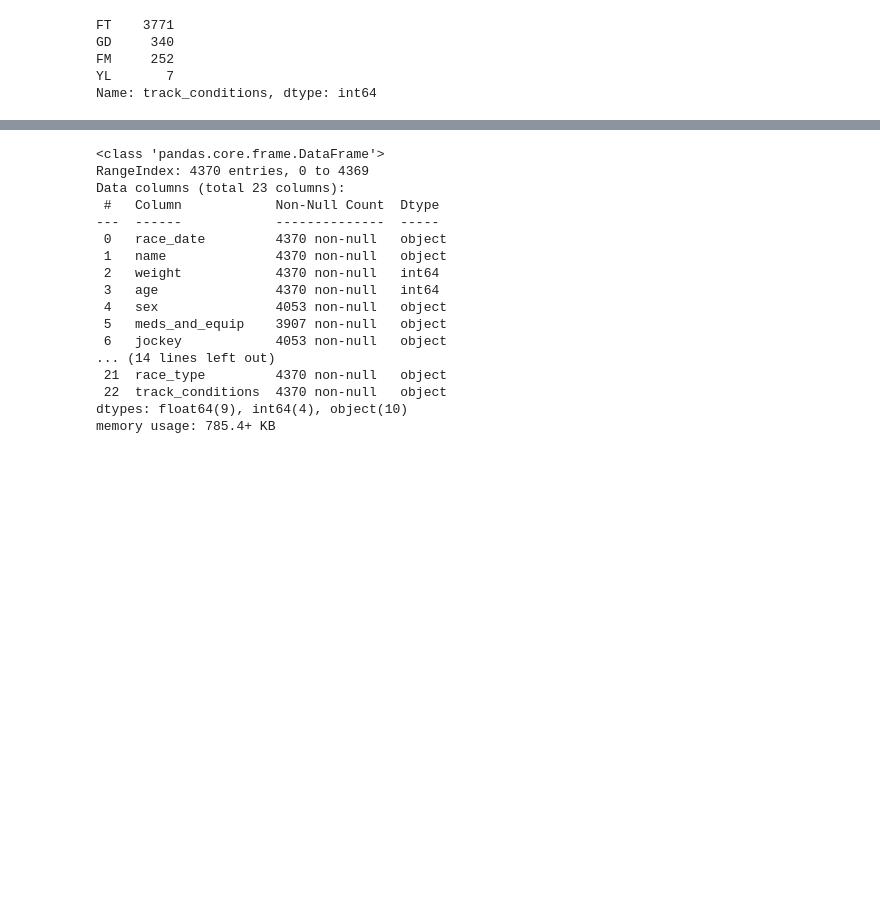
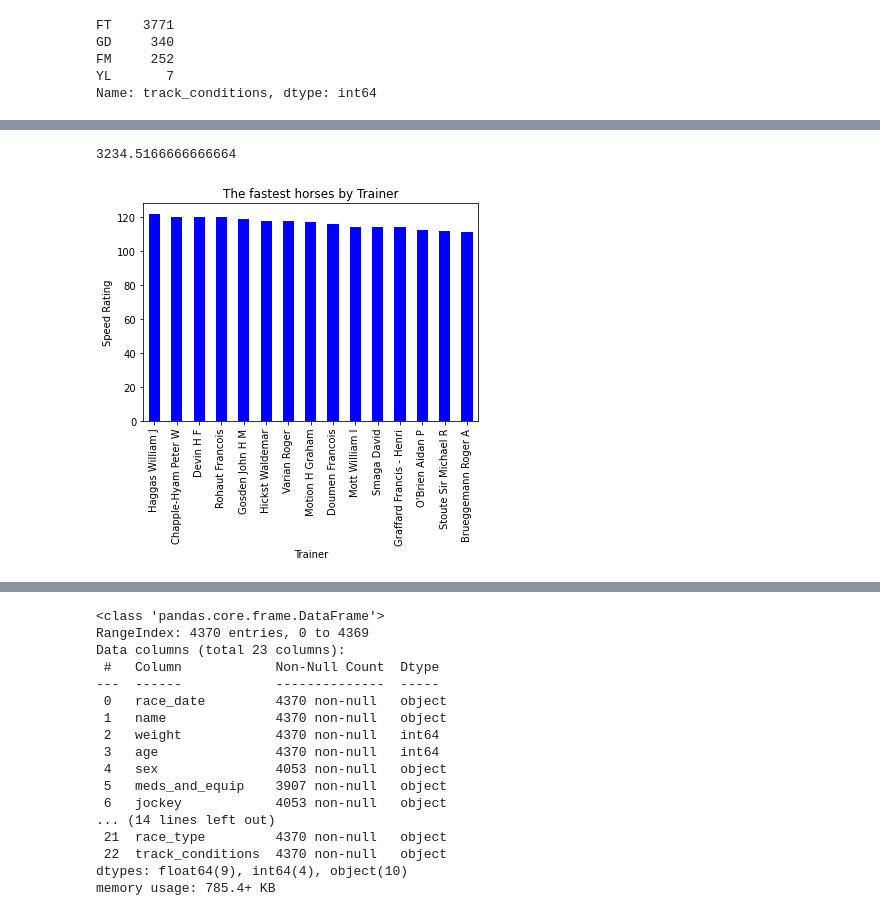
Before and after one commit to AI-at-GBC/Woodbine-Racetrack, a Jupyter notebook: Woodbine_project.ipynb, the cells around one changed output, grey strips where cells are left out. Saved outputs shown, nothing was run; the diff lists cells and outputs as text; code cells hidden in the pictures; blank space fills up the shorter version.

```diff
--- a/Woodbine_project.ipynb
+++ b/Woodbine_project.ipynb
@@ -434,0 +460,12 @@ Name: track_conditions, dtype: int64
+# %%
+fig, ax = plt.subplots()
+df.sort_values('speed_rating')
+df.groupby('trainer').mean()['speed_rating'].sort_values(ascending=False).head(15).plot(kind = 'bar', ax = ax, color = 'blue')
+plt.title('The fastest horses by Trainer')
+plt.xlabel('Trainer')
+plt.ylabel('Speed Rating')
+
+df.groupby('trainer').mean()['speed_rating'].sort_values(ascending=False).head(30).sum()
+# %% [output]
+3234.5166666666664
+[figure, added]
```
Also changed, not shown: parts of 8 cells of this notebook.
